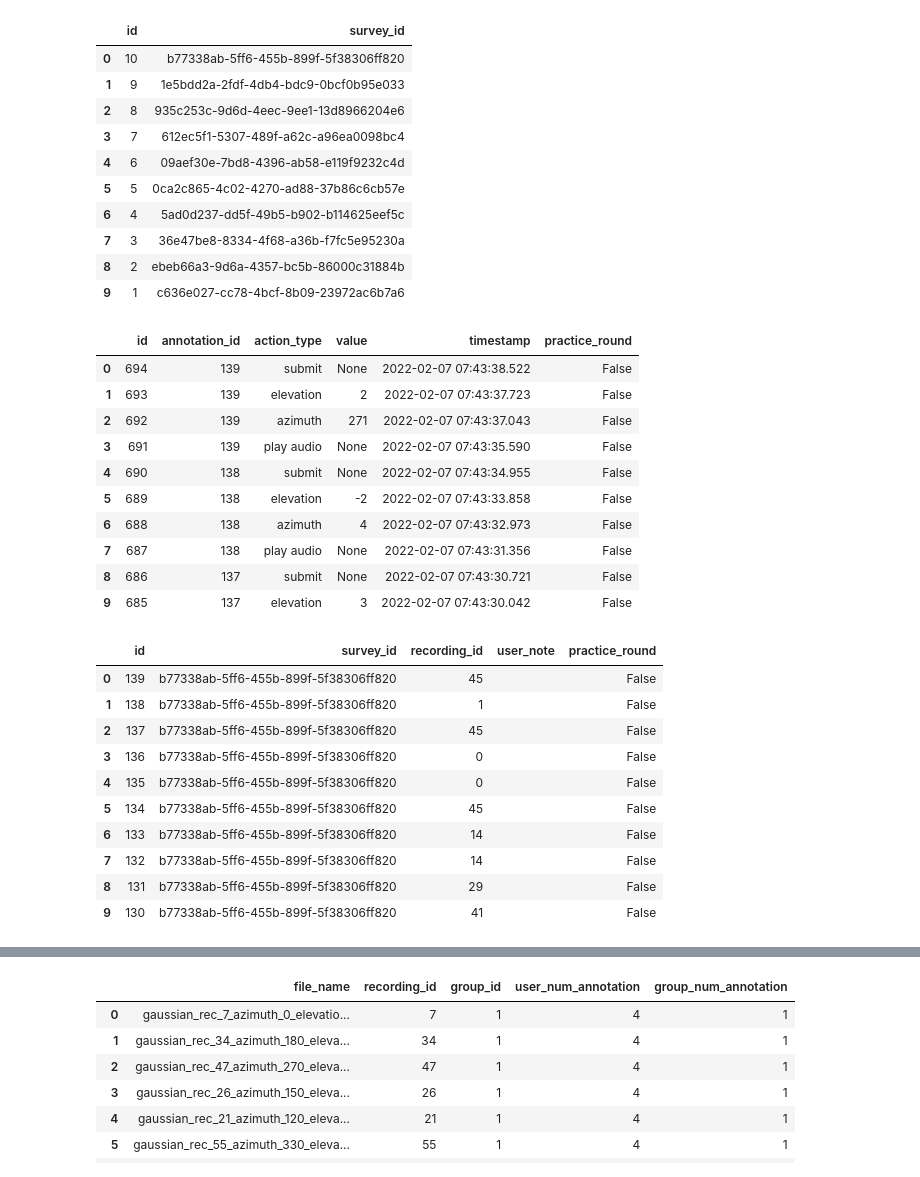
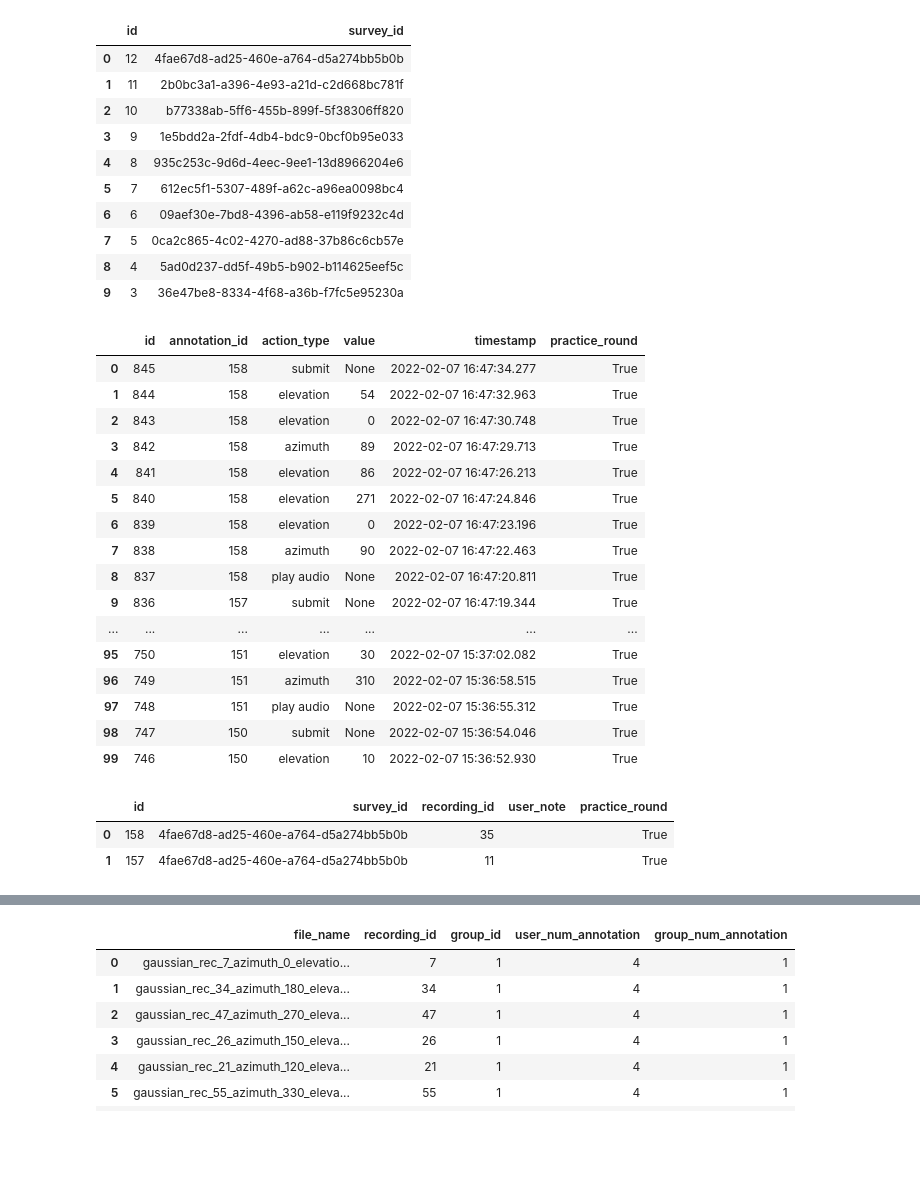
Before and after one commit to ANNIZHENG/Annotation-Interface-Noise-Burst, a Jupyter notebook: database/db.ipynb, the cells around one changed output, grey strips where cells are left out. Saved outputs shown, nothing was run; the diff lists cells and outputs as text; code cells hidden in the pictures; blank space fills up the shorter version.

```diff
--- a/database/db.ipynb
+++ b/database/db.ipynb
@@ -3,50 +3,49 @@ import pandas as pd
 from sqlalchemy import *
 
 db_path = 'postgresql://llmchqfhvdwpop:8f6b6899b24221c36bc979822c407c31bd099e3259c5d4f6682d63d993276d3f@ec2-34-230-167-186.compute-1.amazonaws.com:5432/dcoppvn70vslf9'
+pd.options.display.max_rows = 999
 
 eng = create_engine(db_path)
 # %%
 pd.read_sql('''select * from "Survey" order by id desc;''',eng).head(10)
 # %% [output]
 |  | id | survey_id |
-| 0 | 10 | b77338ab-5ff6-455b-899f-5f38306ff820 |
-| 1 | 9 | 1e5bdd2a-2fdf-4db4-bdc9-0bcf0b95e033 |
-| 2 | 8 | 935c253c-9d6d-4eec-9ee1-13d8966204e6 |
-| 3 | 7 | 612ec5f1-5307-489f-a62c-a96ea0098bc4 |
-| 4 | 6 | 09aef30e-7bd8-4396-ab58-e119f9232c4d |
-| 5 | 5 | 0ca2c865-4c02-4270-ad88-37b86c6cb57e |
-| 6 | 4 | 5ad0d237-dd5f-49b5-b902-b114625eef5c |
-| 7 | 3 | 36e47be8-8334-4f68-a36b-f7fc5e95230a |
-| 8 | 2 | ebeb66a3-9d6a-4357-bc5b-86000c31884b |
-| 9 | 1 | c636e027-cc78-4bcf-8b09-23972ac6b7a6 |
+| 0 | 12 | 4fae67d8-ad25-460e-a764-d5a274bb5b0b |
+| 1 | 11 | 2b0bc3a1-a396-4e93-a21d-c2d668bc781f |
+| 2 | 10 | b77338ab-5ff6-455b-899f-5f38306ff820 |
+| 3 | 9 | 1e5bdd2a-2fdf-4db4-bdc9-0bcf0b95e033 |
+| 4 | 8 | 935c253c-9d6d-4eec-9ee1-13d8966204e6 |
+| 5 | 7 | 612ec5f1-5307-489f-a62c-a96ea0098bc4 |
+| 6 | 6 | 09aef30e-7bd8-4396-ab58-e119f9232c4d |
+| 7 | 5 | 0ca2c865-4c02-4270-ad88-37b86c6cb57e |
+| 8 | 4 | 5ad0d237-dd5f-49b5-b902-b114625eef5c |
+| 9 | 3 | 36e47be8-8334-4f68-a36b-f7fc5e95230a |
 # %%
-pd.read_sql('''select * from "Interaction" order by id desc;''',eng).head(10)
+pd.read_sql('''select * from "Interaction" order by id desc;''',eng).head(100)
 # %% [output]
 |  | id | annotation_id | action_type | value | timestamp | practice_round |
-| 0 | 694 | 139 | submit | None | 2022-02-07 07:43:38.522 | False |
-| 1 | 693 | 139 | elevation | 2 | 2022-02-07 07:43:37.723 | False |
-| 2 | 692 | 139 | azimuth | 271 | 2022-02-07 07:43:37.043 | False |
-| 3 | 691 | 139 | play audio | None | 2022-02-07 07:43:35.590 | False |
-| 4 | 690 | 138 | submit | None | 2022-02-07 07:43:34.955 | False |
-| 5 | 689 | 138 | elevation | -2 | 2022-02-07 07:43:33.858 | False |
-| 6 | 688 | 138 | azimuth | 4 | 2022-02-07 07:43:32.973 | False |
-| 7 | 687 | 138 | play audio | None | 2022-02-07 07:43:31.356 | False |
-| 8 | 686 | 137 | submit | None | 2022-02-07 07:43:30.721 | False |
-| 9 | 685 | 137 | elevation | 3 | 2022-02-07 07:43:30.042 | False |
+| 0 | 845 | 158 | submit | None | 2022-02-07 16:47:34.277 | True |
+| 1 | 844 | 158 | elevation | 54 | 2022-02-07 16:47:32.963 | True |
+| 2 | 843 | 158 | elevation | 0 | 2022-02-07 16:47:30.748 | True |
+| 3 | 842 | 158 | azimuth | 89 | 2022-02-07 16:47:29.713 | True |
+| 4 | 841 | 158 | elevation | 86 | 2022-02-07 16:47:26.213 | True |
+| 5 | 840 | 158 | elevation | 271 | 2022-02-07 16:47:24.846 | True |
+| 6 | 839 | 158 | elevation | 0 | 2022-02-07 16:47:23.196 | True |
+| 7 | 838 | 158 | azimuth | 90 | 2022-02-07 16:47:22.463 | True |
+| 8 | 837 | 158 | play audio | None | 2022-02-07 16:47:20.811 | True |
+| 9 | 836 | 157 | submit | None | 2022-02-07 16:47:19.344 | True |
+| ... | ... | ... | ... | ... | ... | ... |
+| 95 | 750 | 151 | elevation | 30 | 2022-02-07 15:37:02.082 | True |
+| 96 | 749 | 151 | azimuth | 310 | 2022-02-07 15:36:58.515 | True |
+| 97 | 748 | 151 | play audio | None | 2022-02-07 15:36:55.312 | True |
+| 98 | 747 | 150 | submit | None | 2022-02-07 15:36:54.046 | True |
+| 99 | 746 | 150 | elevation | 10 | 2022-02-07 15:36:52.930 | True |
 # %%
-pd.read_sql('''select * from "Annotation" order by id desc;''',eng).head(10)
+pd.read_sql('''select * from "Annotation" where survey_id = '4fae67d8-ad25-460e-a764-d5a274bb5b0b' order by id desc ;''',eng).head(100)
 # %% [output]
 |  | id | survey_id | recording_id | user_note | practice_round |
-| 0 | 139 | b77338ab-5ff6-455b-899f-5f38306ff820 | 45 |  | False |
-| 1 | 138 | b77338ab-5ff6-455b-899f-5f38306ff820 | 1 |  | False |
-| 2 | 137 | b77338ab-5ff6-455b-899f-5f38306ff820 | 45 |  | False |
-| 3 | 136 | b77338ab-5ff6-455b-899f-5f38306ff820 | 0 |  | False |
-| 4 | 135 | b77338ab-5ff6-455b-899f-5f38306ff820 | 0 |  | False |
-| 5 | 134 | b77338ab-5ff6-455b-899f-5f38306ff820 | 45 |  | False |
-| 6 | 133 | b77338ab-5ff6-455b-899f-5f38306ff820 | 14 |  | False |
-| 7 | 132 | b77338ab-5ff6-455b-899f-5f38306ff820 | 14 |  | False |
-| 8 | 131 | b77338ab-5ff6-455b-899f-5f38306ff820 | 29 |  | False |
-| 9 | 130 | b77338ab-5ff6-455b-899f-5f38306ff820 | 41 |  | False |
+| 0 | 158 | 4fae67d8-ad25-460e-a764-d5a274bb5b0b | 35 |  | True |
+| 1 | 157 | 4fae67d8-ad25-460e-a764-d5a274bb5b0b | 11 |  | True |
 # %%
 pd.read_sql('''select * from "Location" order by id desc;''',eng).head(10)
 # %% [output]
```
Also changed, not shown: parts of 1 cell of this notebook, 1 other file.
